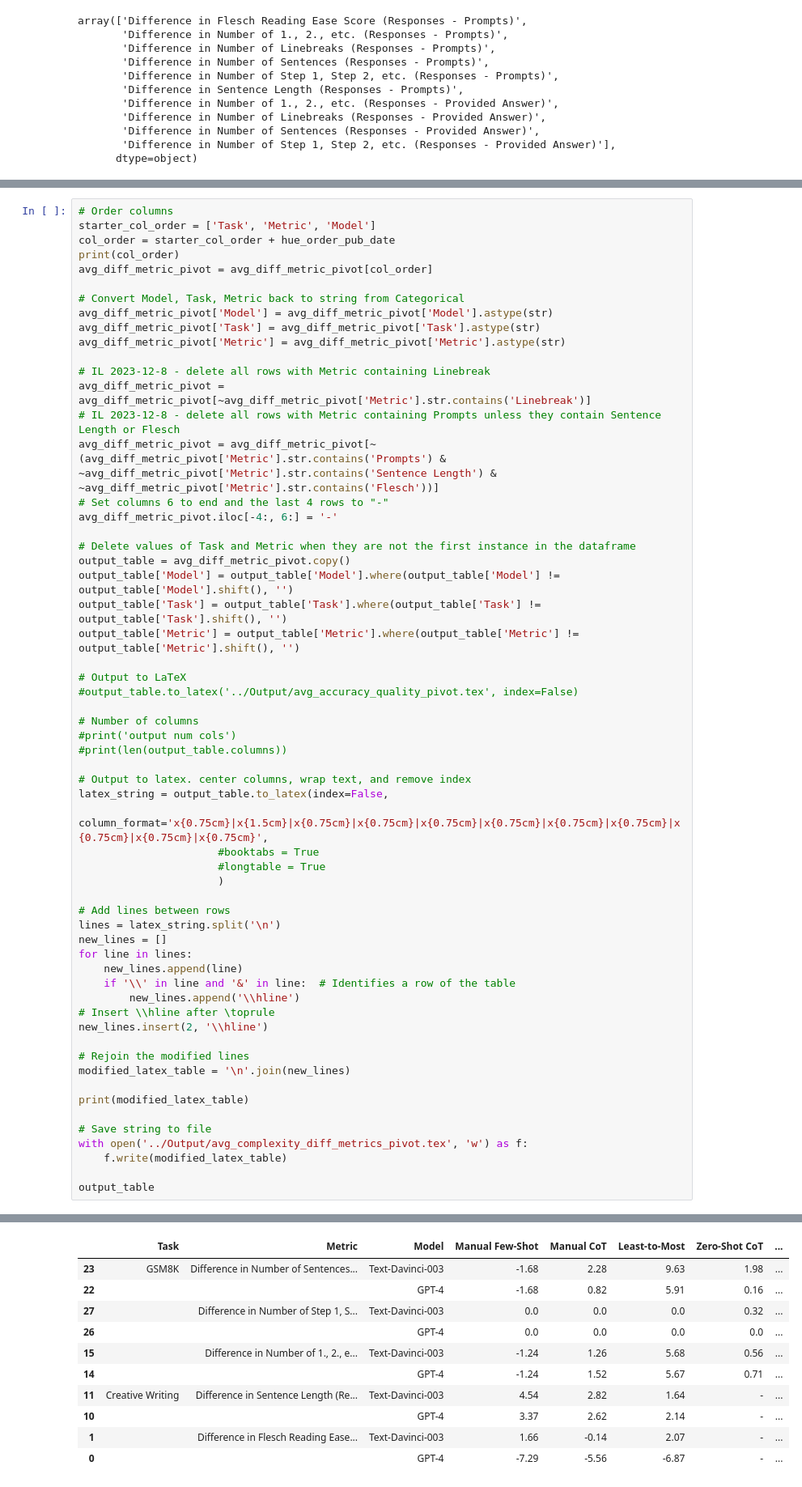
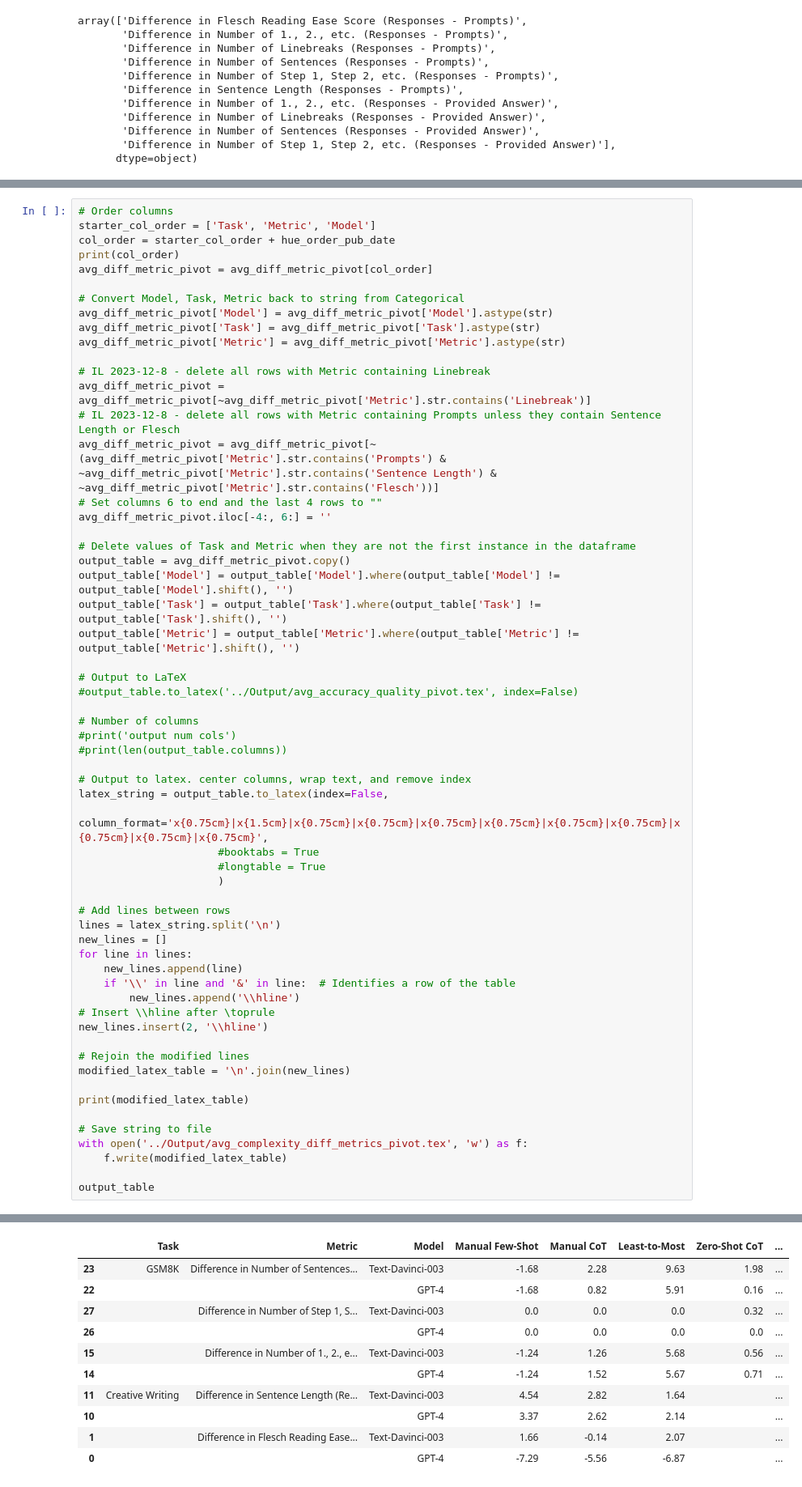
Before and after one commit to ijyliu/anlp23-project, a Jupyter notebook: Data/07d - Complexity Metrics.ipynb, the cells around one changed output, grey strips where cells are left out. Shown at 81% size. Saved outputs shown, nothing was run; the diff lists cells and outputs as text.

```diff
--- a/Data/07d - Complexity Metrics.ipynb
+++ b/Data/07d - Complexity Metrics.ipynb
@@ -625,8 +625,8 @@ avg_diff_metric_pivot['Metric'] = avg_diff_metric_pivot['Metric'].astype(str)
 avg_diff_metric_pivot = avg_diff_metric_pivot[~avg_diff_metric_pivot['Metric'].str.contains('Linebreak')]
 # IL 2023-12-8 - delete all rows with Metric containing Prompts unless they contain Sentence Length or Flesch
 avg_diff_metric_pivot = avg_diff_metric_pivot[~(avg_diff_metric_pivot['Metric'].str.contains('Prompts') & ~avg_diff_metric_pivot['Metric'].str.contains('Sentence Length') & ~avg_diff_metric_pivot['Metric'].str.contains('Flesch'))]
-# Set columns 6 to end and the last 4 rows to "-"
-avg_diff_metric_pivot.iloc[-4:, 6:] = '-'
+# Set columns 6 to end and the last 4 rows to ""
+avg_diff_metric_pivot.iloc[-4:, 6:] = ''
 
 # Delete values of Task and Metric when they are not the first instance in the dataframe
 output_table = avg_diff_metric_pivot.copy()
@@ -686,14 +686,14 @@ GSM8K & Difference in Number of Sentences (Responses - Provided Answer) & Text-D
 \hline
 \bottomrule
 \end{tabular}
 |  | Task | Metric | Model | Manual Few-Shot | Manual CoT | Least-to-Most | Zero-Shot CoT | ... |
 | 23 | GSM8K | Difference in Number of Sentences... | Text-Davinci-003 | -1.68 | 2.28 | 9.63 | 1.98 | ... |
 | 22 |  |  | GPT-4 | -1.68 | 0.82 | 5.91 | 0.16 | ... |
 | 27 |  | Difference in Number of Step 1, S... | Text-Davinci-003 | 0.0 | 0.0 | 0.0 | 0.32 | ... |
 | 26 |  |  | GPT-4 | 0.0 | 0.0 | 0.0 | 0.0 | ... |
 | 15 |  | Difference in Number of 1., 2., e... | Text-Davinci-003 | -1.24 | 1.26 | 5.68 | 0.56 | ... |
 | 14 |  |  | GPT-4 | -1.24 | 1.52 | 5.67 | 0.71 | ... |
-| 11 | Creative Writing | Difference in Sentence Length (Re... | Text-Davinci-003 | 4.54 | 2.82 | 1.64 | - | ... |
-| 10 |  |  | GPT-4 | 3.37 | 2.62 | 2.14 | - | ... |
-| 1 |  | Difference in Flesch Reading Ease... | Text-Davinci-003 | 1.66 | -0.14 | 2.07 | - | ... |
-| 0 |  |  | GPT-4 | -7.29 | -5.56 | -6.87 | - | ... |
+| 11 | Creative Writing | Difference in Sentence Length (Re... | Text-Davinci-003 | 4.54 | 2.82 | 1.64 |  | ... |
+| 10 |  |  | GPT-4 | 3.37 | 2.62 | 2.14 |  | ... |
+| 1 |  | Difference in Flesch Reading Ease... | Text-Davinci-003 | 1.66 | -0.14 | 2.07 |  | ... |
+| 0 |  |  | GPT-4 | -7.29 | -5.56 | -6.87 |  | ... |
```
Also changed, not shown: parts of 1 cell of this notebook, 3 other files.
